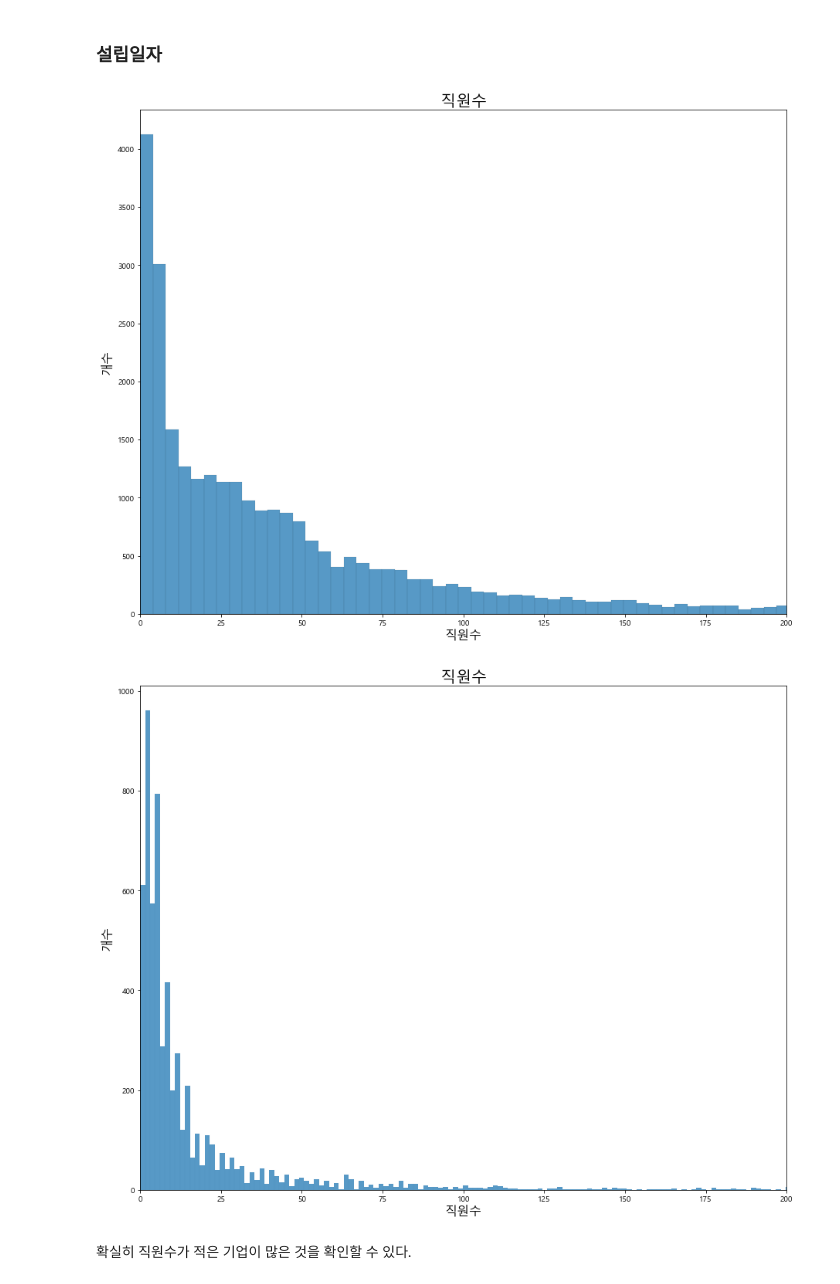
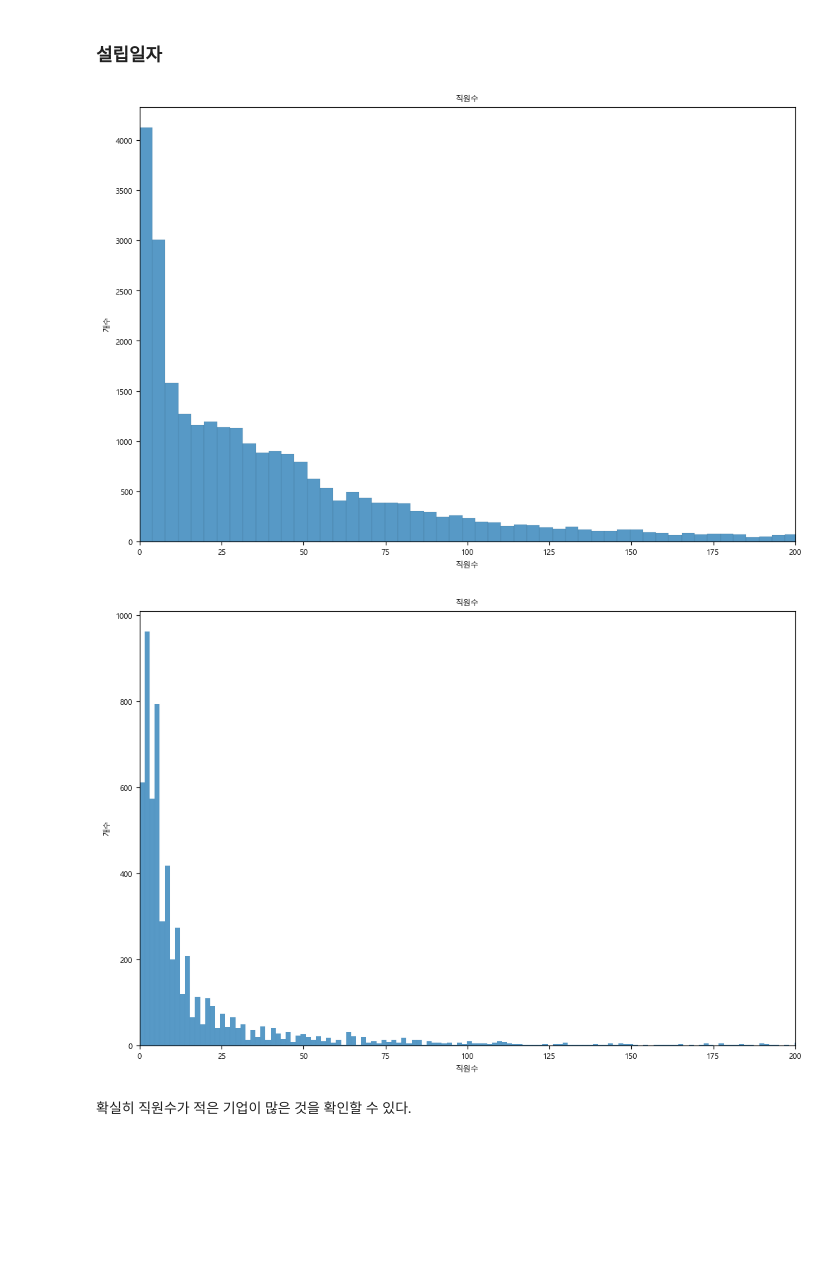
Before and after one commit to YoonJiHwan98/numble_repo, a Jupyter notebook: code/numble_EDA.ipynb, the cells around one changed output. Saved outputs shown, nothing was run; the diff lists cells and outputs as text; code cells hidden in the pictures; blank space fills up the shorter version.

```diff
--- a/code/numble_EDA.ipynb
+++ b/code/numble_EDA.ipynb
@@ -14,6 +16,6 @@ plt.rc('font', family=font_name)
 # %%
 %matplotlib inline
 import matplotlib as mpl
-mpl.rc('axes',labelsize = 20)
-mpl.rc('xtick',labelsize = 20)
-mpl.rc('ytick',labelsize = 20)
+mpl.rc('axes',labelsize = 8)
+mpl.rc('xtick',labelsize = 8)
+mpl.rc('ytick',labelsize = 8)
@@ -56,7 +21,0 @@ def save_fig(fig_id, tight_layout=True, fig_extension="png", resolution=300):
-# %%
-import matplotlib.font_manager as fm
-
-plt.rc('font', family='NanumBarunGothic')
-font_location = 'C:/Windows/Fonts/MALGUNSL.TTF'  # for windows
-font_name = fm.FontProperties(fname=font_location).get_name()
-plt.rc('font', family=font_name)
@@ -65,7 +22,13 @@ plt.rc('font', family=font_name)
+# %%
+act_info = pd.read_csv(r'C:\Users\yoon9\Documents\GitHub\numble_repo\data\넘블 챌린지 데이터 (1)\분해된데이터\active_info_outside.csv')
+clo_info = pd.read_csv(r'C:\Users\yoon9\Documents\GitHub\numble_repo\data\넘블 챌린지 데이터 (1)\분해된데이터\close_info.csv')
 # %%
 # EDA 전 columns name 변경해주도록 하겠습니다.
 
-df = df.rename(columns= {'BIZ_NO':'사업자등록번호', 'CMP_PFIX_NM':'기업접두명', 'CMP_NM1':'기업명', 'CMP_SFIX_NM':'기업접미명', 'CMP_ENM':'기업영문명', 'BZ_TYP':'업종','CMP_SCL':'기업규모', 'PBCO_GB':'공기업구분',
+df_active = act_info.rename(columns= {'BIZ_NO':'사업자등록번호', 'CMP_PFIX_NM':'기업접두명', 'CMP_NM1':'기업명', 'CMP_SFIX_NM':'기업접미명', 'CMP_ENM':'기업영문명', 'BZ_TYP':'업종','CMP_SCL':'기업규모', 'PBCO_GB':'공기업구분',
+                           'PSN_CORP_GB':'개인법인구분', 'HDOF_BR_GB':'본점지점구분', 'FR_IVST_CORP_YN':'국외투자법인여부', 'VENT_YN':'벤처기업여부', 'LIST_CD':'상장코드', 'IND_CD_ORDR':'산업코드차수', 'IND_CD1':'산업코드1', 'IND_CD2':'산업코드2', 'IND_CD3':'산업코드3','PB_ORG_TYP':'공공기관유형', 'MDSCO_PRTC_YN':'중견기업보호여부', 'HDOF_CMP_CD':'본점기업코드', 'ESTB_DATE':'설립일자', 'ESTB_GB':'설립구분', 'LIST_DATE':'상장일자', 'MN_BIZ_CONT':'주요사업내용', 'NATN_NM':'국가명', 'HOMEPAGE_URL':'홈페이지URL', 'CEO_NM':'대표자명','EMP_CNT':'직원수'})
+
+df_down = clo_info.rename(columns= {'BIZ_NO':'사업자등록번호', 'CMP_PFIX_NM':'기업접두명', 'CMP_NM1':'기업명', 'CMP_SFIX_NM':'기업접미명', 'CMP_ENM':'기업영문명', 'BZ_TYP':'업종','CMP_SCL':'기업규모', 'PBCO_GB':'공기업구분',
                            'PSN_CORP_GB':'개인법인구분', 'HDOF_BR_GB':'본점지점구분', 'FR_IVST_CORP_YN':'국외투자법인여부', 'VENT_YN':'벤처기업여부', 'LIST_CD':'상장코드', 'IND_CD_ORDR':'산업코드차수', 'IND_CD1':'산업코드1', 'IND_CD2':'산업코드2', 'IND_CD3':'산업코드3','PB_ORG_TYP':'공공기관유형', 'MDSCO_PRTC_YN':'중견기업보호여부', 'HDOF_CMP_CD':'본점기업코드', 'ESTB_DATE':'설립일자', 'ESTB_GB':'설립구분', 'LIST_DATE':'상장일자', 'MN_BIZ_CONT':'주요사업내용', 'NATN_NM':'국가명', 'HOMEPAGE_URL':'홈페이지URL', 'CEO_NM':'대표자명','EMP_CNT':'직원수'})
 
 # ['BIZ_NO', 'CMP_PFIX_NM', 'CMP_NM1', 'CMP_SFIX_NM', 'CMP_ENM', 'BZ_TYP','CMP_SCL', 'PBCO_GB', 'PSN_CORP_GB', 'HDOF_BR_GB', 'FR_IVST_CORP_YN',
@@ -424,26 +278,26 @@ plt.show()
 # %% [markdown]
 ### 설립일자
 # %%
-plt.figure(figsize=(15,12))
-sns.histplot(data = df_active, x='직원수')
-plt.title('직원수', fontsize=20)
-plt.xlabel('직원수', fontsize=16)
-plt.ylabel('개수', fontsize=16)
+plt.figure(figsize=(12,8))
+sns.countplot(data = df_active, x='직원수')
+plt.title('직원수', fontsize=8)
+plt.xlabel('직원수', fontsize=8)
+plt.ylabel('개수', fontsize=8)
 plt.xlim(0,200)
 #save_fig("업종_countplot_drop(M)")
 plt.show()
 # %% [output]
-[figure, old version]
+[figure, new version]
 # %%
-plt.figure(figsize=(15,12))
-sns.histplot(data = df_down, x='직원수')
-plt.title('직원수', fontsize=20)
-plt.xlabel('직원수', fontsize=16)
-plt.ylabel('개수', fontsize=16)
+plt.figure(figsize=(12,8))
+sns.countplot(data = df_down, x='직원수')
+plt.title('직원수', fontsize=8)
+plt.xlabel('직원수', fontsize=8)
+plt.ylabel('개수', fontsize=8)
 plt.xlim(0,200)
 #save_fig("업종_countplot_drop(M)")
 plt.show()
 # %% [output]
-[figure, old version]
+[figure, new version]
 # %% [markdown]
 확실히 직원수가 적은 기업이 많은 것을 확인할 수 있다.
```
Also changed, not shown: parts of 51 cells of this notebook, 6 other files.
